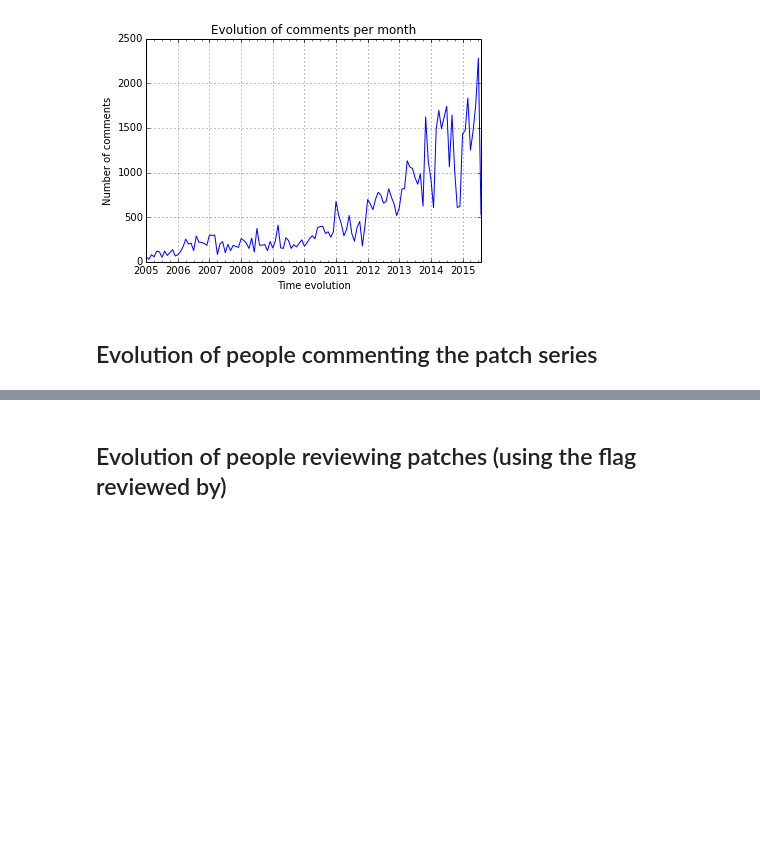
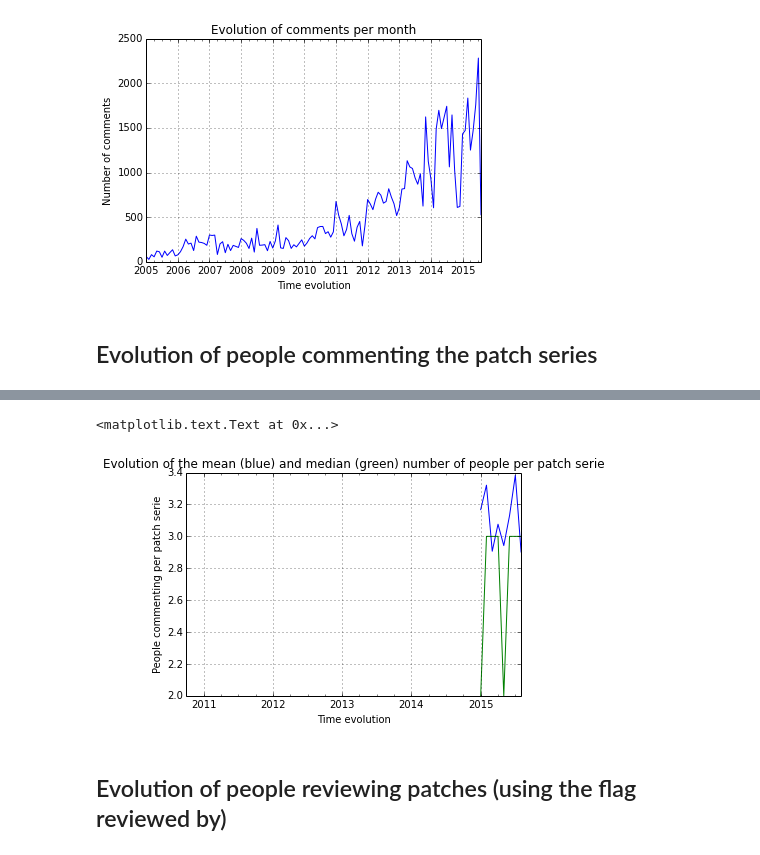
Before and after one commit to dicortazar/ipython-notebooks, a Jupyter notebook: projects/xen-analysis/Code-Review-Metrics.ipynb, the cells around one changed output, grey strips where cells are left out. Drawn from its saved outputs; the diff is of its cells as text; code cells hidden in the pictures; blank space fills up the shorter version.

```diff
--- a/projects/xen-analysis/Code-Review-Metrics.ipynb
+++ b/projects/xen-analysis/Code-Review-Metrics.ipynb
@@ -210,3 +228,18 @@ peoplecomments_ps = execute_query(cursor, query)
+# %%
+mean_peoplecomments = peoplecomments_df.set_index("partch_serie_sent_date").resample('M', how={"commenters":np.mean})
+median_peoplecomments = peoplecomments_df.set_index("partch_serie_sent_date").resample('M', how={"commenters":np.median})
+dates = pd.date_range('2010-10', '2015-09', freq='M') # data starting in 2010-10 and ending in 2015-08
+peoplecommentsTS = Series(mean_peoplecomments["commenters"], index=dates)
+peoplecomments_medianTS = Series(median_peoplecomments["commenters"], index=dates)
+
+peoplecommentsTS_chart = peoplecommentsTS.plot()
+peoplecomments_medianTS.plot()
+peoplecommentsTS_chart.set_xlabel("Time evolution")
+peoplecommentsTS_chart.set_ylabel("People commenting per patch serie")
+peoplecommentsTS_chart.set_title("Evolution of the mean (blue) and median (green) number of people per patch serie")
+# %% [output]
+<matplotlib.text.Text at 0x...>
+[figure, added]
 # %% [markdown]
 ## Evolution of people reviewing patches (using the flag reviewed by)
 # %%
```
Also changed, not shown: parts of 5 cells of this notebook.
